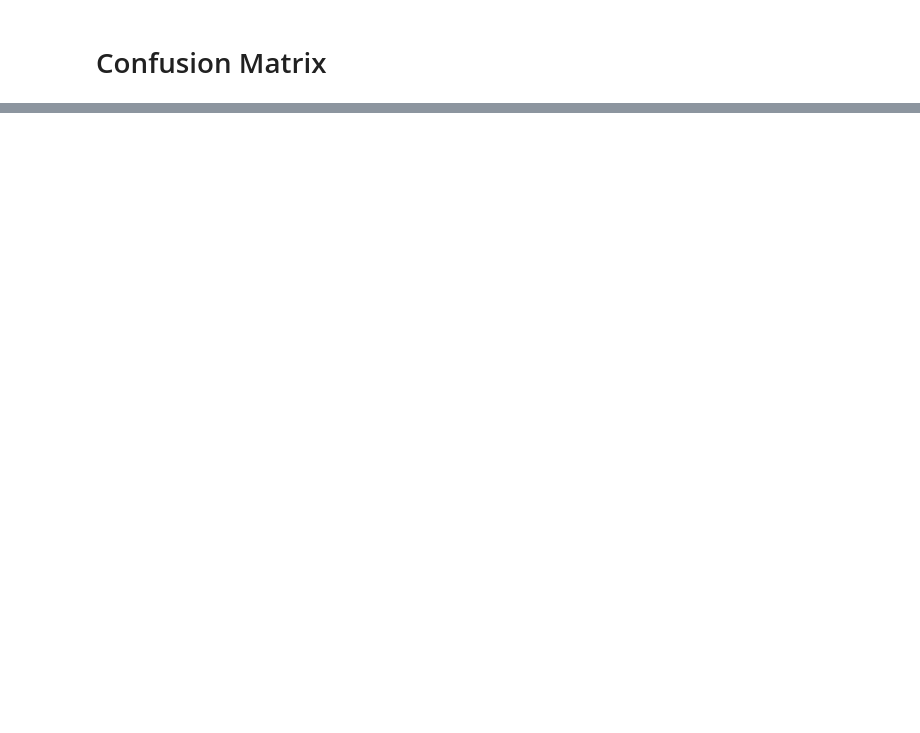
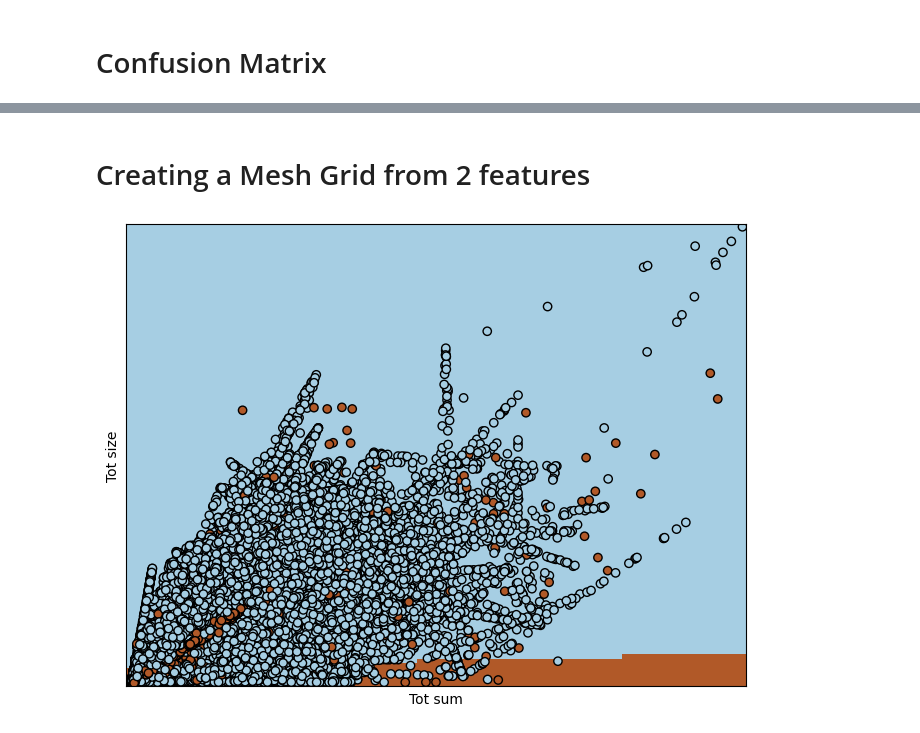
Before and after one commit to Faareh-Ahmed/Anomaly-Detection, a Jupyter notebook: Copy_of_Anomaly_Detection.ipynb, the cells around one changed output, grey strips where cells are left out. Saved outputs shown, nothing was run; the diff lists cells and outputs as text; code cells hidden in the pictures; blank space fills up the shorter version.

Commit message:
Mesh Grid Diagram

```diff
--- a/Copy_of_Anomaly_Detection.ipynb
+++ b/Copy_of_Anomaly_Detection.ipynb
@@ -285,0 +286,41 @@ plt.show()
+# %% [markdown]
+# Creating a Mesh Grid from 2 features
+# %%
+import matplotlib.pyplot as plt
+from sklearn.inspection import DecisionBoundaryDisplay
+from sklearn.model_selection import train_test_split
+from sklearn.linear_model import LogisticRegression
+
+# Assuming X_ros and Y_ros are your feature matrix and target variable
+X_train, X_test, Y_train, Y_test = train_test_split(X_ros, Y_ros, test_size=0.2, random_state=42)
+
+# Create an instance of Logistic Regression Classifier and fit the data
+logistic_regression_model = LogisticRegression(n_jobs=-1)
+logistic_regression_model.fit(X_train[['Tot sum', 'Tot size']], Y_train)
+
+# Create a scatter plot with decision boundary
+plt.figure(figsize=(8, 6))
+
+# Plot decision boundary
+DecisionBoundaryDisplay.from_estimator(
+    logistic_regression_model,
+    X_train[['Tot sum', 'Tot size']],  # Use Telnet on the x-axis and Tot size on the y-axis
+    cmap=plt.cm.Paired,
+    ax=plt.gca(),
+    response_method="predict",
+    plot_method="pcolormesh",
+    shading="auto",
+    xlabel="Tot sum",
+    ylabel="Tot size",
+    eps=0.5,
+)
+
+# Plot training points
+plt.scatter(X_train['Tot sum'], X_train['Tot size'], c=Y_train, edgecolors="k", cmap=plt.cm.Paired)
+
+plt.xticks(())
+plt.yticks(())
+
+plt.show()
+# %% [output]
+[figure, added]
```
Also changed, not shown: parts of 16 cells of this notebook.
